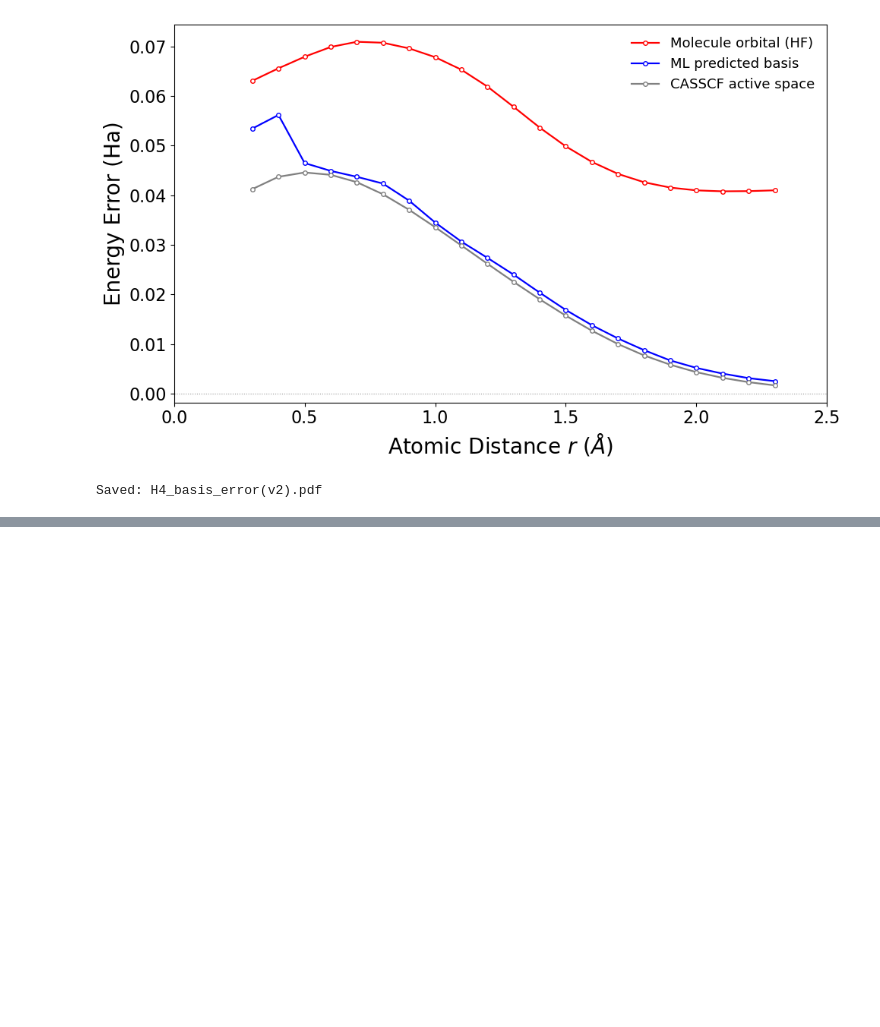
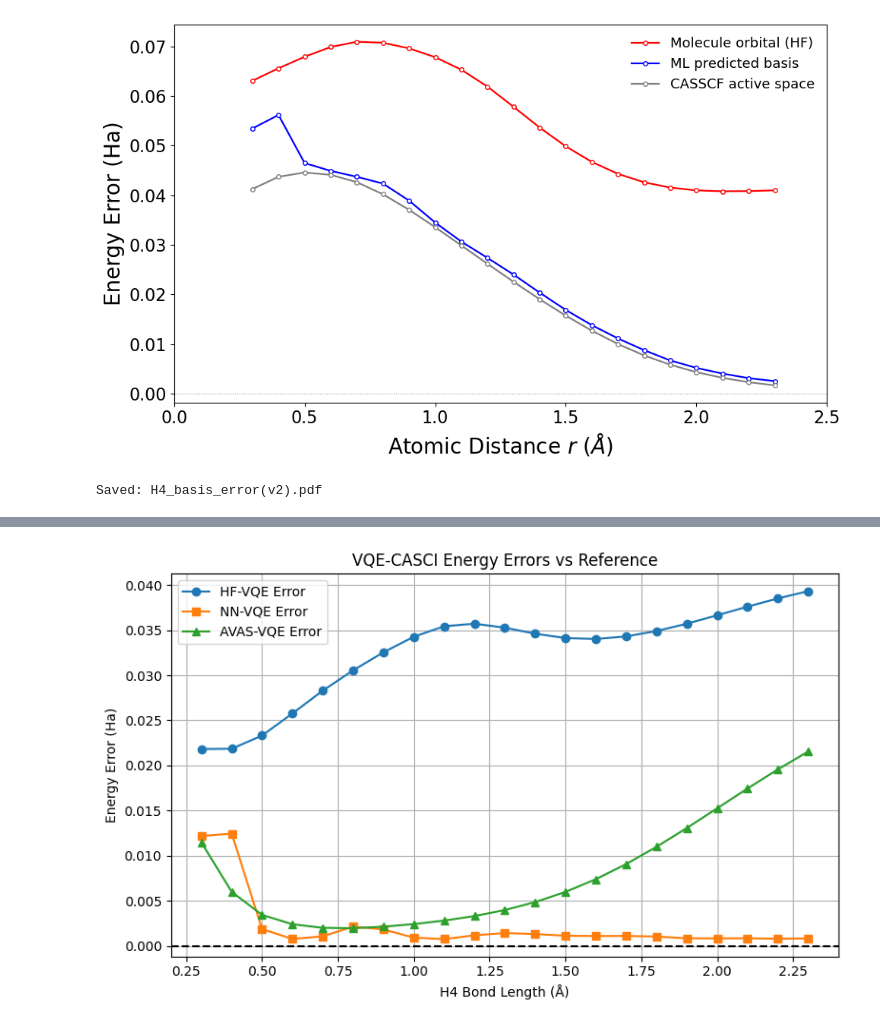
Before and after one commit to He-Wenhao/vqe-casscf, a Jupyter notebook: results/fig3/Plotting.ipynb, the cells around one changed output, grey strips where cells are left out. Drawn from its saved outputs; the diff is of its cells as text; code cells hidden in the pictures; blank space fills up the shorter version.

```diff
--- a/results/fig3/Plotting.ipynb
+++ b/results/fig3/Plotting.ipynb
@@ -474,0 +518,77 @@ Saved: H4_basis_error(v2).pdf
+# %%
+import os
+import json
+import numpy as np
+import matplotlib.pyplot as plt
+from pathlib import Path
+from scipy.interpolate import interp1d
+
+# Load VQE energies
+def load_vqe_energies(results_dir="/home/kgandhi63/Quantum-Chemistry-Wang-Group/vqe-casscf/results/fig3/Data3/",
+                      start=0.3, stop=2.3, step=0.1):
+    bond_lengths = np.arange(start, stop + 1e-6, step)
+    hf_energies = []
+    nn_energies = []
+    avas_energies = []
+
+    for bl in bond_lengths:
+        filename = Path(results_dir) / f"vqe_casci_results_bond({bl:.1f}).json"
+        if filename.exists():
+            with open(filename, "r") as f:
+                data = json.load(f)
+            hf_energies.append(data.get("hf_vqe_casci_energy", np.nan))
+            nn_energies.append(data.get("nn_vqe_casci_energy", np.nan))
+            avas_energies.append(data.get("avas_vqe_casci_energy", np.nan))
+        else:
+            hf_energies.append(np.nan)
+            nn_energies.append(np.nan)
+            avas_energies.append(np.nan)
+
+    return bond_lengths, np.array(hf_energies), np.array(nn_energies), np.array(avas_energies)
+
+# Load reference energies
+def load_reference_energies(ref_dir="/home/kgandhi63/Quantum-Chemistry-Wang-Group/vqe-casscf/results/fig3/Data/"):
+    bond_lengths = []
+    reference_energies = []
+    for filename in os.listdir(ref_dir):
+        if filename.endswith(".json"):
+            filepath = os.path.join(ref_dir, filename)
+            with open(filepath, "r") as f:
+                data = json.load(f)
+                bond_lengths.append(data["bond_length"])
+                reference_energies.append(data["reference_energy"])
+
+    # Sort by bond length
+    sorted_indices = np.argsort(bond_lengths)
+    bond_lengths = np.array(bond_lengths)[sorted_indices]
+    reference_energies = np.array(reference_energies)[sorted_indices]
+    return bond_lengths, reference_energies
+
+# Load data
+bl_vqe, hf, nn, avas = load_vqe_energies()
+bl_ref, ref = load_reference_energies()
+
+# Interpolate reference energies to VQE bond lengths
+ref_interp = interp1d(bl_ref, ref, kind='cubic', fill_value="extrapolate")
+ref_at_vqe = ref_interp(bl_vqe)
+
+# Compute energy errors
+hf_error = hf - ref_at_vqe
+nn_error = nn - ref_at_vqe
+avas_error = avas - ref_at_vqe
+
+# Plot energy errors
+plt.figure(figsize=(8,5))
+plt.plot(bl_vqe, hf_error, 'o-', label="HF-VQE Error")
+plt.plot(bl_vqe, nn_error, 's-', label="NN-VQE Error")
+plt.plot(bl_vqe, avas_error, '^-', label="AVAS-VQE Error")
+plt.axhline(0, color='black', linestyle='--')
+plt.xlabel("H4 Bond Length (Å)")
+plt.ylabel("Energy Error (Ha)")
+plt.title("VQE-CASCI Energy Errors vs Reference")
+plt.legend()
+plt.grid(True)
+plt.tight_layout()
+plt.show()
+# %% [output]
+[figure, added]
```
Also changed, not shown: parts of 2 cells of this notebook, 41 other files.
